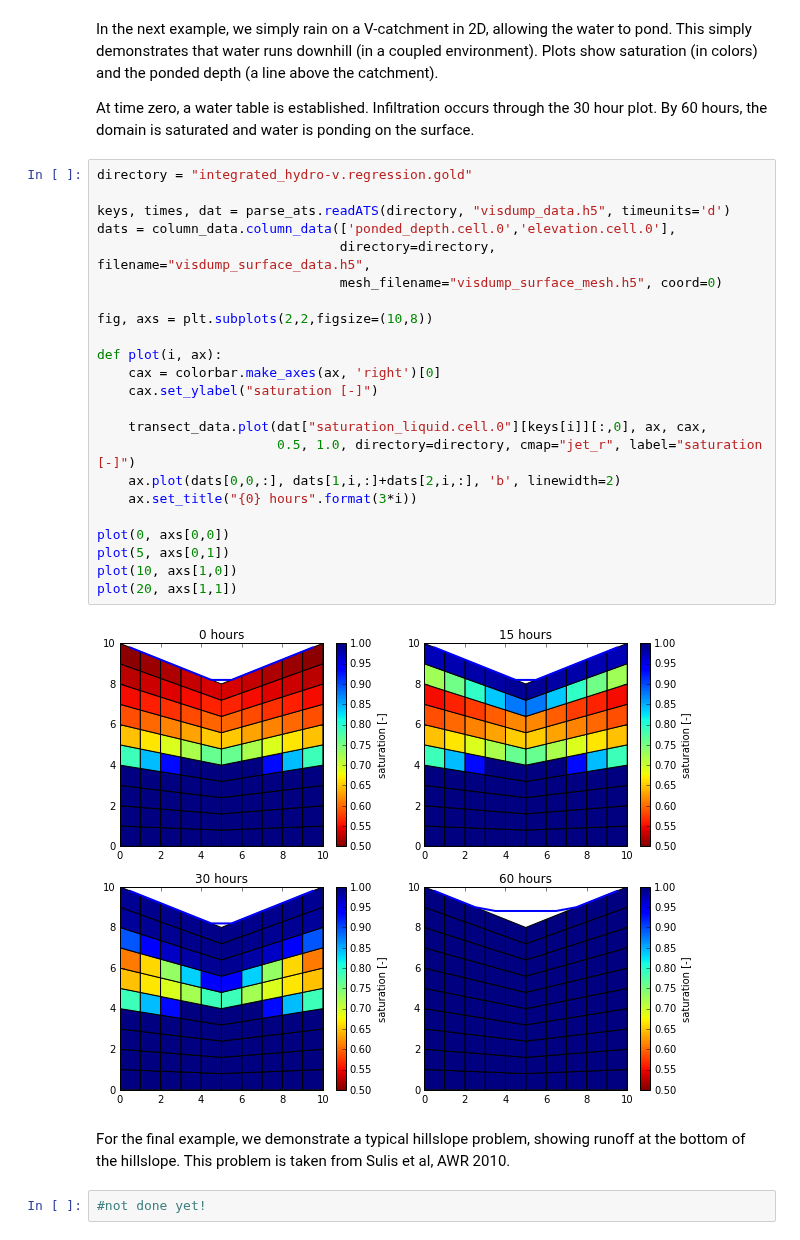
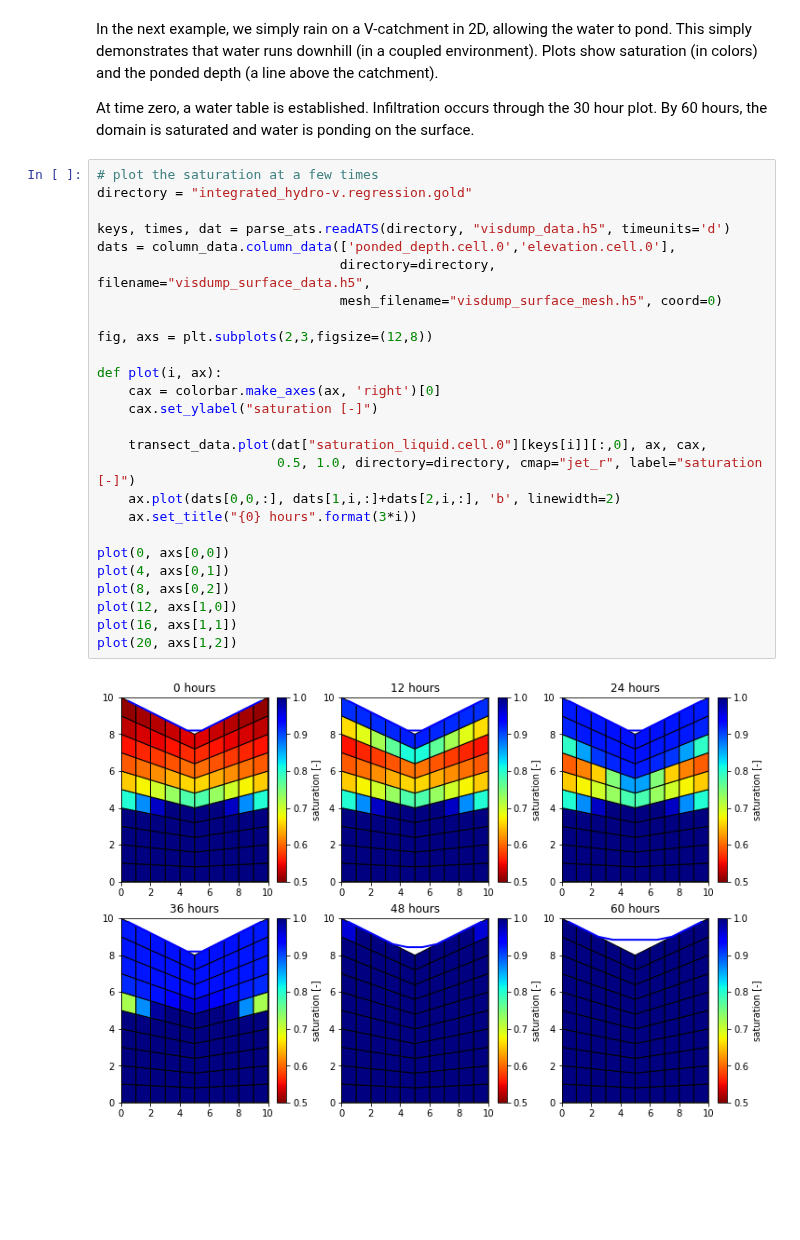
Before and after one commit to amanzi/ats-demos, a Jupyter notebook: 04_integrated_hydro/integrated_hydro.ipynb, the cells around one changed output. Saved outputs shown, nothing was run; the diff lists cells and outputs as text; blank space fills up the shorter version.

```diff
--- a/04_integrated_hydro/integrated_hydro.ipynb
+++ b/04_integrated_hydro/integrated_hydro.ipynb
@@ -73,31 +71,30 @@ In the next example, we simply rain on a V-catchment in 2D, allowing the water t
 
 At time zero, a water table is established.  Infiltration occurs through the 30 hour plot.  By 60 hours, the domain is saturated and water is ponding on the surface.
 # %%
+# plot the saturation at a few times
 directory = "integrated_hydro-v.regression.gold"
 
 keys, times, dat = parse_ats.readATS(directory, "visdump_data.h5", timeunits='d')
 dats = column_data.column_data(['ponded_depth.cell.0','elevation.cell.0'],
                                directory=directory, filename="visdump_surface_data.h5",
                                mesh_filename="visdump_surface_mesh.h5", coord=0)
 
-fig, axs = plt.subplots(2,2,figsize=(10,8))
+fig, axs = plt.subplots(2,3,figsize=(12,8))
 
 def plot(i, ax):
     cax = colorbar.make_axes(ax, 'right')[0]
     cax.set_ylabel("saturation [-]")
 
     transect_data.plot(dat["saturation_liquid.cell.0"][keys[i]][:,0], ax, cax,
                        0.5, 1.0, directory=directory, cmap="jet_r", label="saturation [-]")
     ax.plot(dats[0,0,:], dats[1,i,:]+dats[2,i,:], 'b', linewidth=2)
     ax.set_title("{0} hours".format(3*i))
 
 plot(0, axs[0,0])
-plot(5, axs[0,1])
-plot(10, axs[1,0])
-plot(20, axs[1,1])
+plot(4, axs[0,1])
+plot(8, axs[0,2])
+plot(12, axs[1,0])
+plot(16, axs[1,1])
+plot(20, axs[1,2])
 # %% [output]
-[figure, old version]
+[figure, new version]
-# %% [markdown]
-For the final example, we demonstrate a typical hillslope problem, showing runoff at the bottom of the hillslope.  This problem is taken from Sulis et al, AWR 2010.
-# %%
-#not done yet!
```
Also changed, not shown: parts of 4 cells of this notebook.
